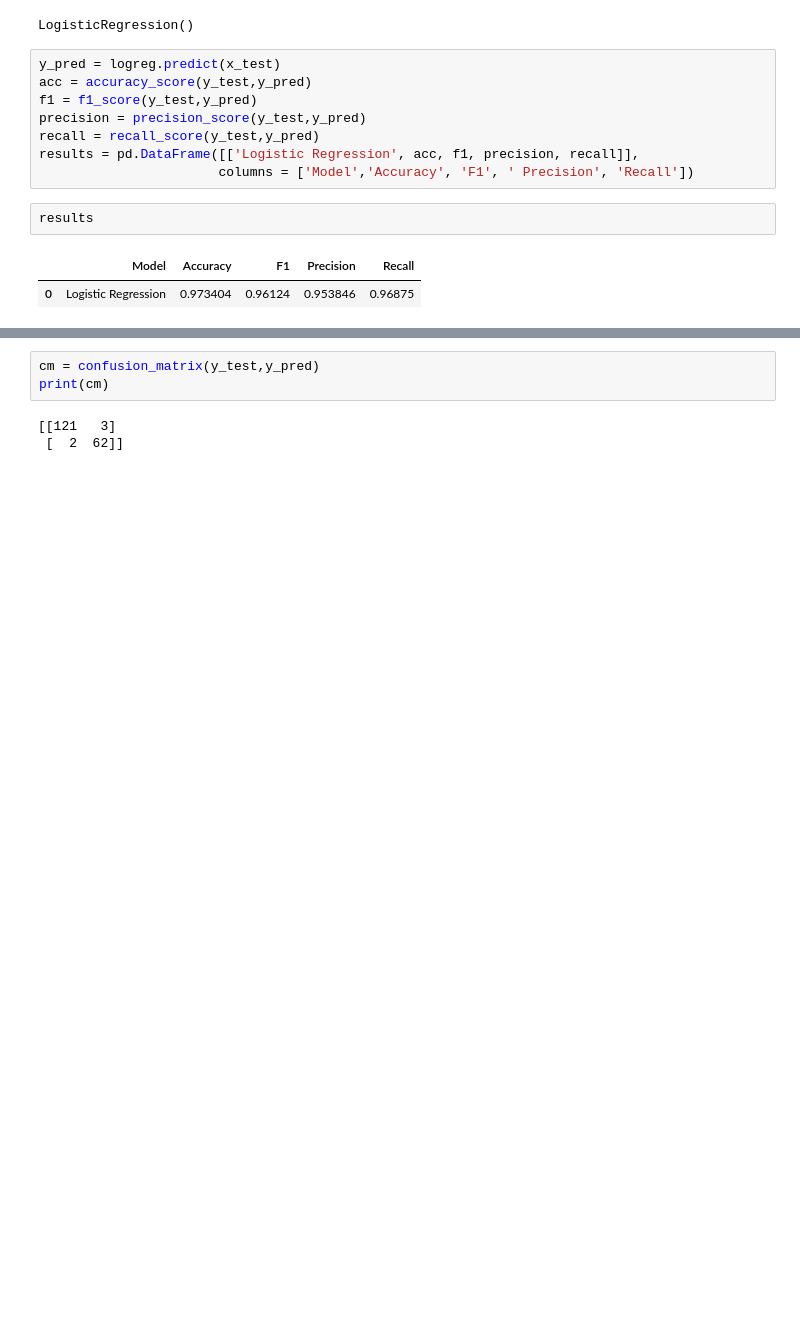
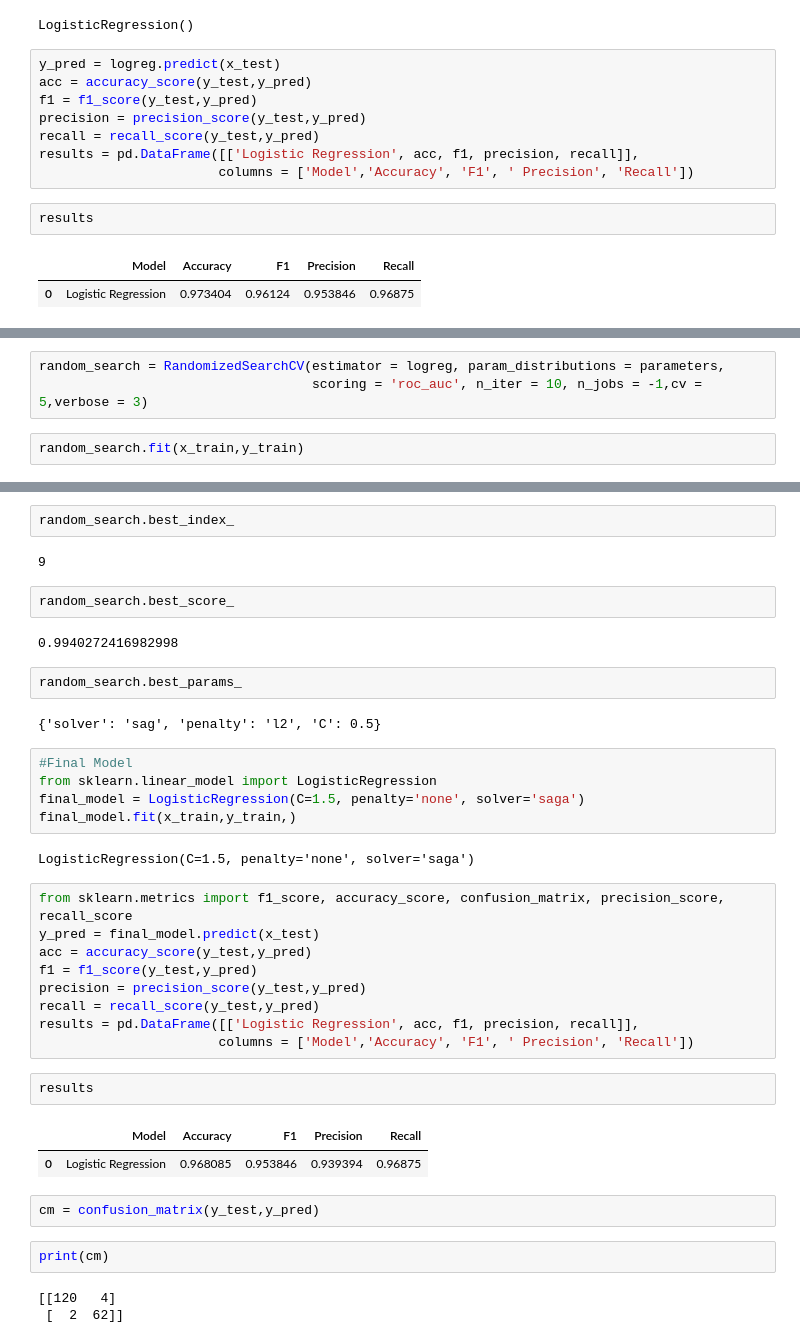
Before and after one commit to jimschacko/Breast-Cancer-Detection-Model-using-Logistic-Regression, a Jupyter notebook: breast-cancer-detection-with-logistic-regression.ipynb, the cells around one changed output, grey strips where cells are left out. Cells and saved outputs as stored; diff of their text form; blank space fills up the shorter version.

```diff
--- a/breast-cancer-detection-with-logistic-regression.ipynb
+++ b/breast-cancer-detection-with-logistic-regression.ipynb
@@ -289,0 +302,5 @@ results
+# %%
+random_search = RandomizedSearchCV(estimator = logreg, param_distributions = parameters,
+                                   scoring = 'roc_auc', n_iter = 10, n_jobs = -1,cv = 5,verbose = 3)
+# %%
+random_search.fit(x_train,y_train)
@@ -290,6 +321,40 @@ results
+# %%
+random_search.best_index_
+# %% [output]
+9
+# %%
+random_search.best_score_
+# %% [output]
+0.9940272416982998
+# %%
+random_search.best_params_
+# %% [output]
+{'solver': 'sag', 'penalty': 'l2', 'C': 0.5}
+# %%
+#Final Model
+from sklearn.linear_model import LogisticRegression
+final_model = LogisticRegression(C=1.5, penalty='none', solver='saga')
+final_model.fit(x_train,y_train,)
+# %% [output]
+LogisticRegression(C=1.5, penalty='none', solver='saga')
+# %%
+from sklearn.metrics import f1_score, accuracy_score, confusion_matrix, precision_score, recall_score
+y_pred = final_model.predict(x_test)
+acc = accuracy_score(y_test,y_pred)
+f1 = f1_score(y_test,y_pred)
+precision = precision_score(y_test,y_pred)
+recall = recall_score(y_test,y_pred)
+results = pd.DataFrame([['Logistic Regression', acc, f1, precision, recall]],
+                       columns = ['Model','Accuracy', 'F1', ' Precision', 'Recall'])
+# %%
+results
+# %% [output]
+|  | Model | Accuracy | F1 | Precision | Recall |
+| 0 | Logistic Regression | 0.968085 | 0.953846 | 0.939394 | 0.96875 |
 # %%
 cm = confusion_matrix(y_test,y_pred)
-print(cm)
-# %% [output]
-[[121   3]
- [  2  62]]
+# %%
+print(cm)
+# %% [output]
+[[120   4]
+ [  2  62]]
```
Also changed, not shown: parts of 7 cells of this notebook.
